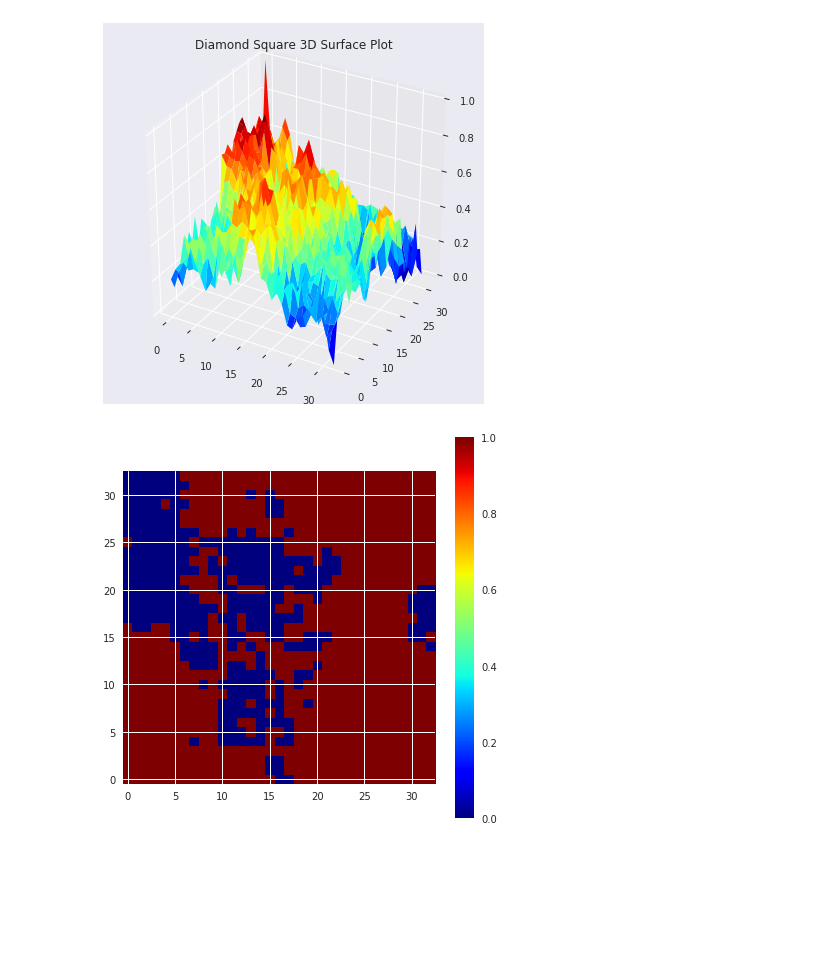
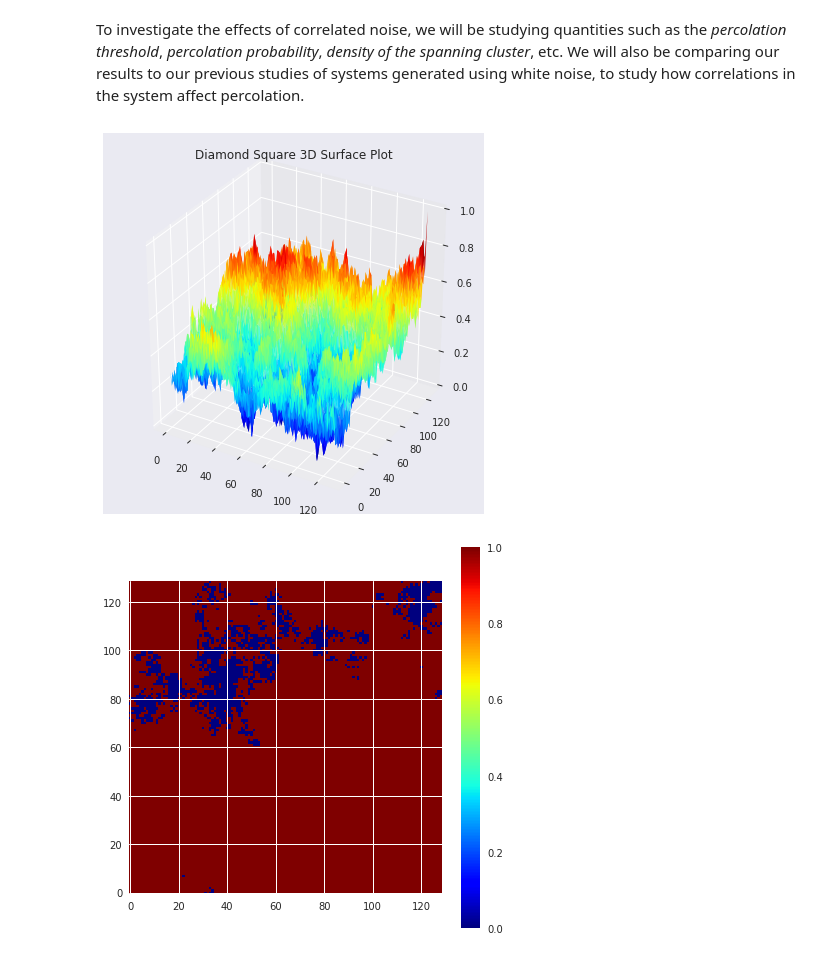
Before and after one commit to pauliwu/FYS4460, a Jupyter notebook: Project4/correlation.ipynb, the cells around one changed output. Drawn from its saved outputs; the diff is of its cells as text; code cells hidden in the pictures; blank space fills up the shorter version.

```diff
--- a/Project4/correlation.ipynb
+++ b/Project4/correlation.ipynb
@@ -1,3 +23,8 @@
+# %% [markdown]
+To investigate the effects of correlated noise, we will be studying quantities such as the *percolation threshold*,
+*percolation probability*, *density of the spanning cluster*, etc.
+We will also be comparing our results to our previous studies of systems generated using white noise,
+to study how correlations in the system affect percolation.
 # %%
 import seaborn as sns
 import sys
@@ -11,30 +38,31 @@ rcParams['figure.figsize'] = [7, 7]
 # %%
 from methods import *
 
-ds_steps = 5
-p = 0.5
+p = 0.433802206662
+ds_steps = 7
 max_rnd = 1.0
 plot_type = '3d'
+max_index = 2**ds_steps
 
-max_index = 2**ds_steps
 seeded_map = f_seed_grid(2**ds_steps+1, max_rnd)
 final_height_map = f_dsmain(seeded_map, ds_steps, max_index, max_rnd)
 
+#final_height_map = gaussian_filter(final_height_map, sigma=1)
 final_height_map += abs(final_height_map.min())
 final_height_map /= abs(final_height_map.max())
 
-final_blurred = gaussian_filter(final_height_map, sigma=0)
-f_plotting(final_blurred, max_index, plot_type)
+f_plotting(final_height_map, max_index, plot_type)
+show()
 # %% [output]
-[figure, old version]
+[figure, new version]
 # %%
-z = final_blurred < p
+z = final_height_map < p
 
 imshow(z, origin='lower', interpolation='nearest', cmap='jet')
 colorbar()
 show()
 # %% [output]
-[figure, old version]
+[figure, new version]
 # %%
 lw, num = measurements.label(z)
 
```
Also changed, not shown: parts of 7 cells of this notebook, 5 other files.
